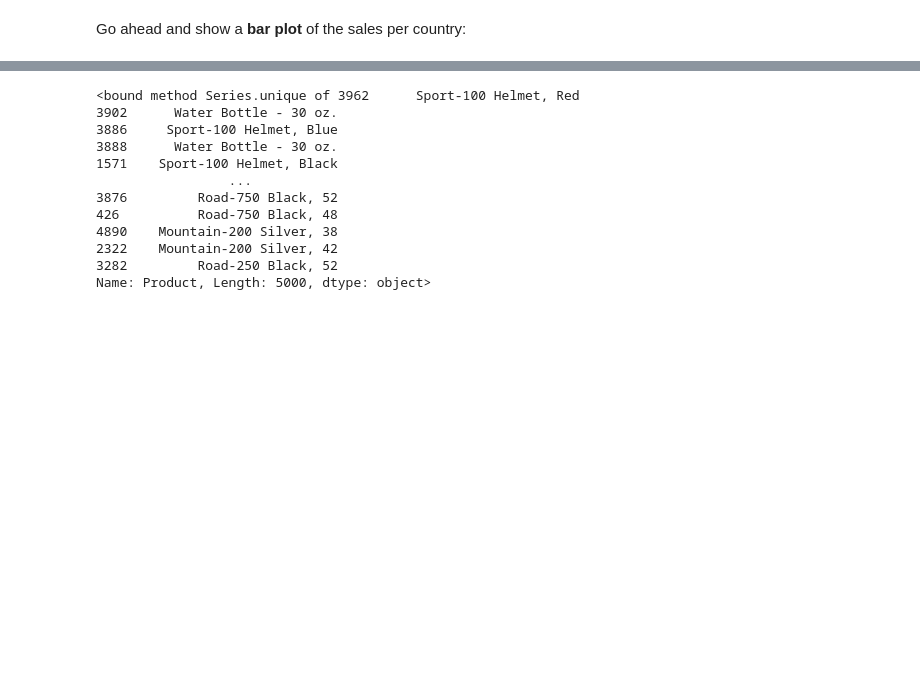
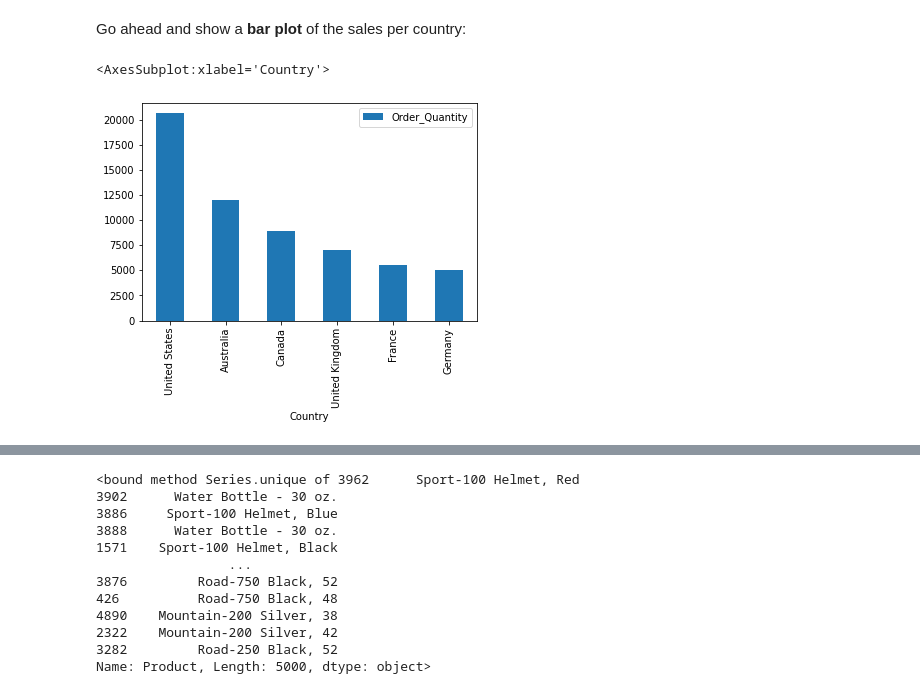
Before and after one commit to originalugo/PDA-bike-store-sales, a Jupyter notebook: Project.ipynb, the cells around one changed output, grey strips where cells are left out. Cells and saved outputs as stored; diff of their text form; code cells hidden in the pictures; blank space fills up the shorter version.

```diff
--- a/Project.ipynb
+++ b/Project.ipynb
@@ -304,0 +307,8 @@ Go ahead and show a <b>bar plot</b> of the sales per country:
+# %%
+%matplotlib inline
+
+df = sales[['Country', 'Order_Quantity']].groupby('Country').sum().sort_values(by='Order_Quantity', ascending=False)
+df.plot(kind='bar')
+# %% [output]
+<AxesSubplot:xlabel='Country'>
+[figure, added]
```
Also changed, not shown: parts of 20 cells of this notebook.
